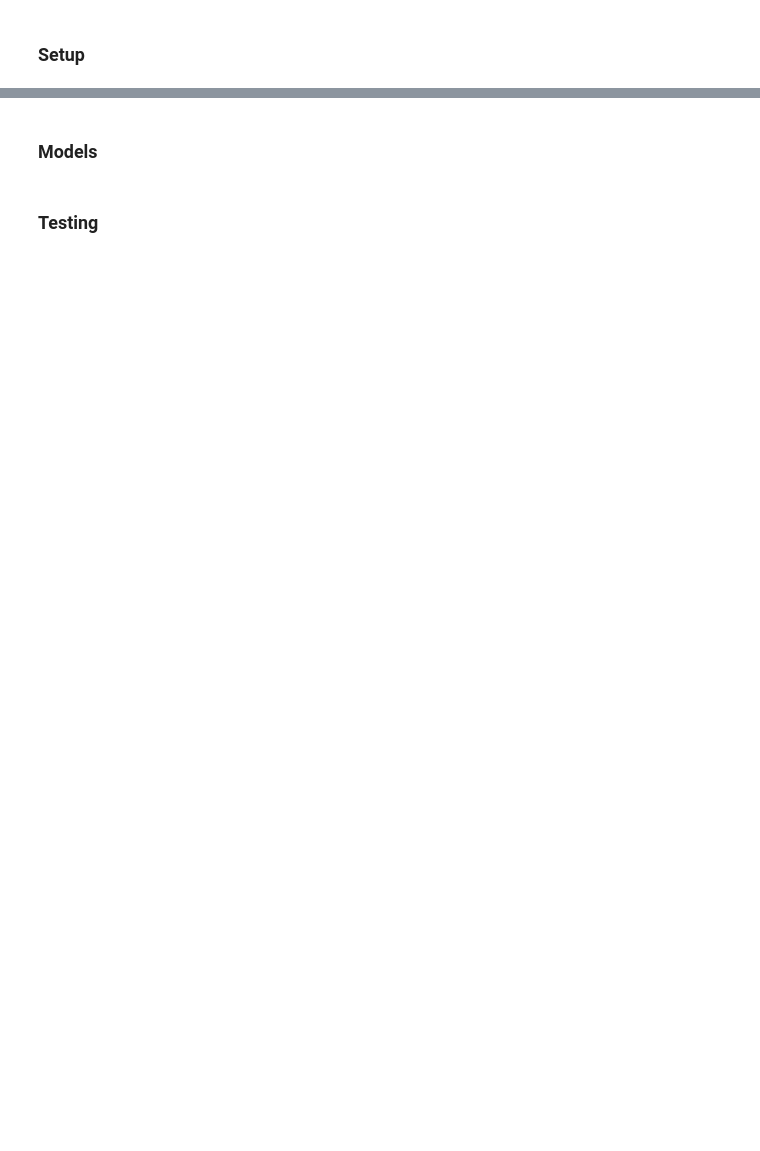
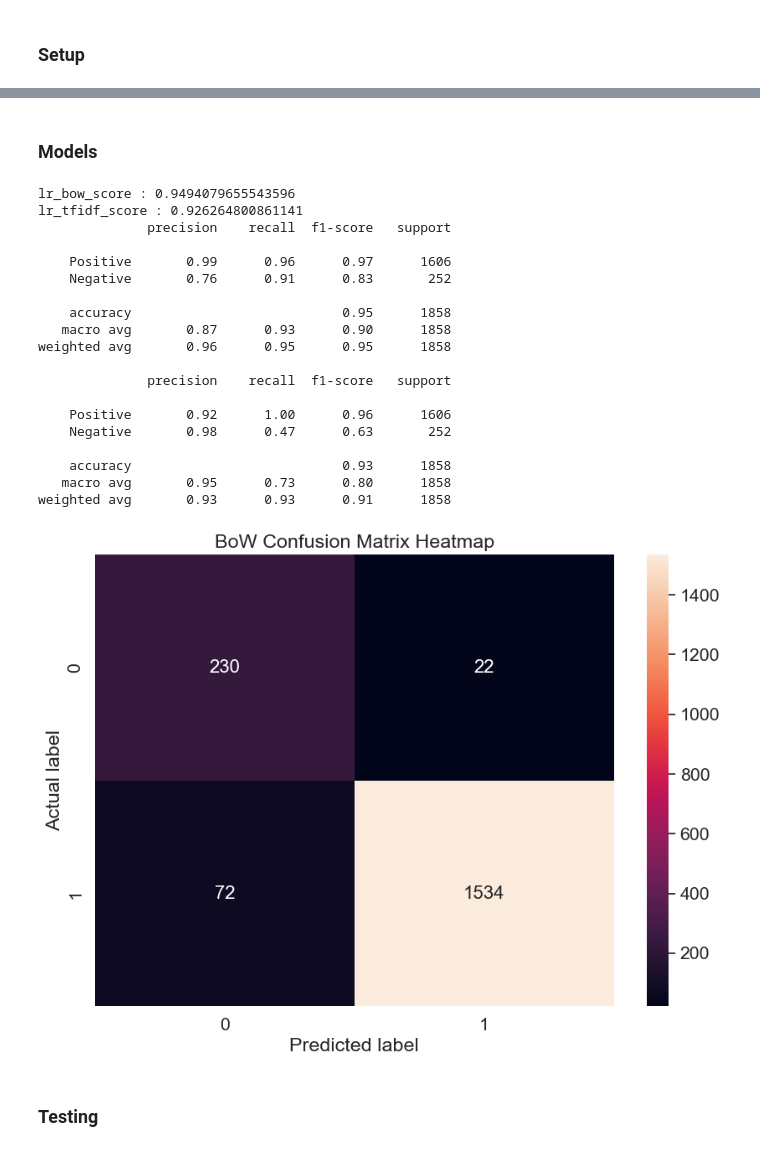
Before and after one commit to birnart/ai_safecom, a Jupyter notebook: main.ipynb, the cells around one changed output, grey strips where cells are left out. Cells and saved outputs as stored; diff of their text form; code cells hidden in the pictures; blank space fills up the shorter version.

Commit message:
implemented tokenisation and logisitc regression

```diff
--- a/main.ipynb
+++ b/main.ipynb
@@ -68,2 +281,2 @@ df = pd.read_csv("./sms.csv")
 # %% [markdown]
-<h3 id="section4">Models</h3>
+<h3 id="section5">Models</h3>
@@ -72,8 +283,73 @@ df = pd.read_csv("./sms.csv")
+# %%
+# model 1: log regression
+#training the model
+lr=LogisticRegression(penalty='l2',max_iter=500,C=1,random_state=42)
+
+#Fitting the model for Bag of words
+lr_bow=lr.fit(cv_train_text,train_sentiments)
+
+#Fitting the model for tfidf features
+lr_tfidf=lr.fit(tv_train_text,train_sentiments)
+
+#Predicting the model for bag of words
+lr_bow_predict=lr.predict(cv_test_text)
+
+#Predicting the model for tfidf features
+lr_tfidf_predict=lr.predict(tv_test_text)
+#Accuracy score for bag of words
+lr_bow_score=accuracy_score(test_sentiments,lr_bow_predict)
+print("lr_bow_score :",lr_bow_score)
+
+#Accuracy score for tfidf features
+lr_tfidf_score=accuracy_score(test_sentiments,lr_tfidf_predict)
+print("lr_tfidf_score :",lr_tfidf_score)
+
+#Classification report for bag of words
+lr_bow_report=classification_report(test_sentiments,lr_bow_predict,target_names=['Positive','Negative'])
+print(lr_bow_report)
+
+#Classification report for tfidf features
+lr_tfidf_report=classification_report(test_sentiments,lr_tfidf_predict,target_names=['Positive','Negative'])
+print(lr_tfidf_report)
+
+# confusion matrix for bag of words
+cm_bow=confusion_matrix(test_sentiments,lr_bow_predict,labels=[1,0])
+conf_matrices["lr_bow"] = cm_bow
+
+plt.figure(figsize=(10,7))
+sns.set(font_scale=1.4)  # for label size
+sns.heatmap(cm_bow, annot=True, annot_kws={"size": 16}, fmt='g')  # fmt='g' is a format option to suppress scientific notation
+
+plt.ylabel('Actual label')
+plt.xlabel('Predicted label')
+plt.title('BoW Confusion Matrix Heatmap')
+plt.show()
+# %% [output]
+lr_bow_score : 0.9494079655543596
+lr_tfidf_score : 0.926264800861141
+              precision    recall  f1-score   support
+
+    Positive       0.99      0.96      0.97      1606
+    Negative       0.76      0.91      0.83       252
+
+    accuracy                           0.95      1858
+   macro avg       0.87      0.93      0.90      1858
+weighted avg       0.96      0.95      0.95      1858
+
+              precision    recall  f1-score   support
+
+    Positive       0.92      1.00      0.96      1606
+    Negative       0.98      0.47      0.63       252
+
+    accuracy                           0.93      1858
+   macro avg       0.95      0.73      0.80      1858
+weighted avg       0.93      0.93      0.91      1858
+[figure, added]
 # %%
 # model 2
 # %%
 # model 3
 # %% [markdown]
-<h3 id="section5">Testing</h3>
+<h3 id="section6">Testing</h3>
 # %%
 # alt run tests in seperate file?
```
Also changed, not shown: parts of 14 cells of this notebook, 1 other file.
